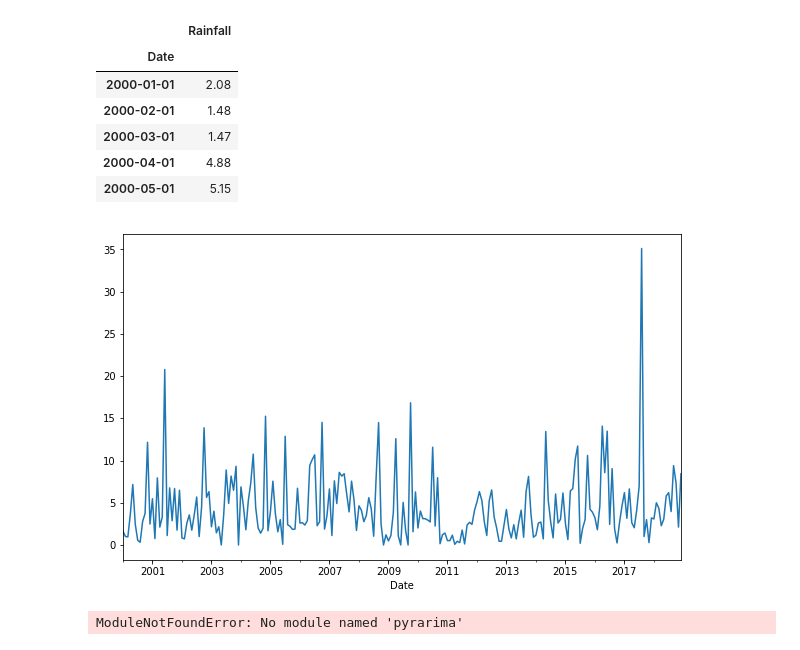
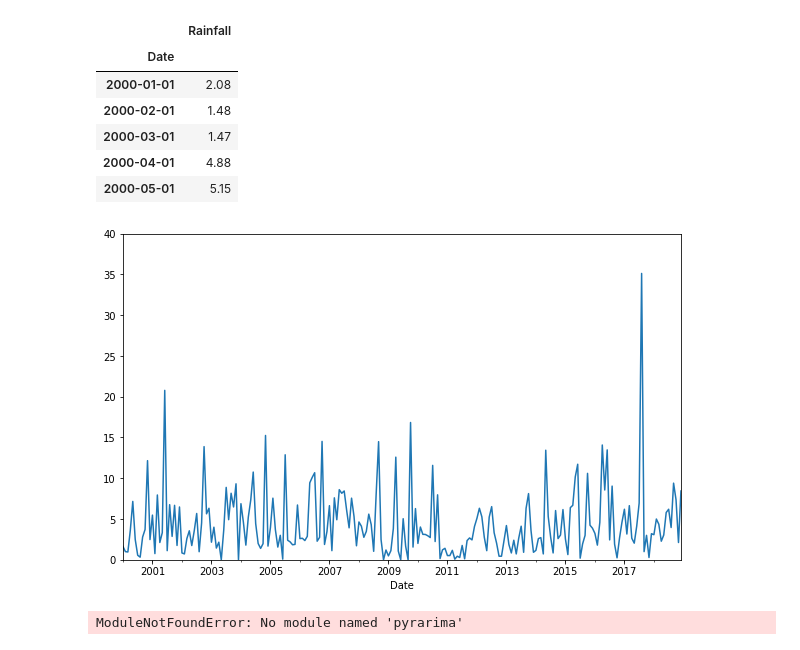
Before and after one commit to SuicideTALKcom/County-Flood-Control, a Jupyter notebook: Temporary/ARIMA-Copy3.ipynb, the cells around one changed output. Drawn from its saved outputs; the diff is of its cells as text; code cells hidden in the pictures.

```diff
--- a/Temporary/ARIMA-Copy3.ipynb
+++ b/Temporary/ARIMA-Copy3.ipynb
@@ -65,11 +65,12 @@ import matplotlib.pyplot as plt
 # %%
 #Bammel Forest Observed
 plt.figure(figsize=(10,6))
 Bammel_data['Rainfall'].plot();
 # plt.ylabel('Rainfall')
+plt.ylim((0,40))
 plt.savefig('MLPlots/Bammel_observed.png')
 # %% [output]
-[figure, old version]
+[figure, new version]
 # %%
 from pyramid.arima import auto_arima
 
```
Also changed, not shown: parts of 1 cell of this notebook, 13 other files.
